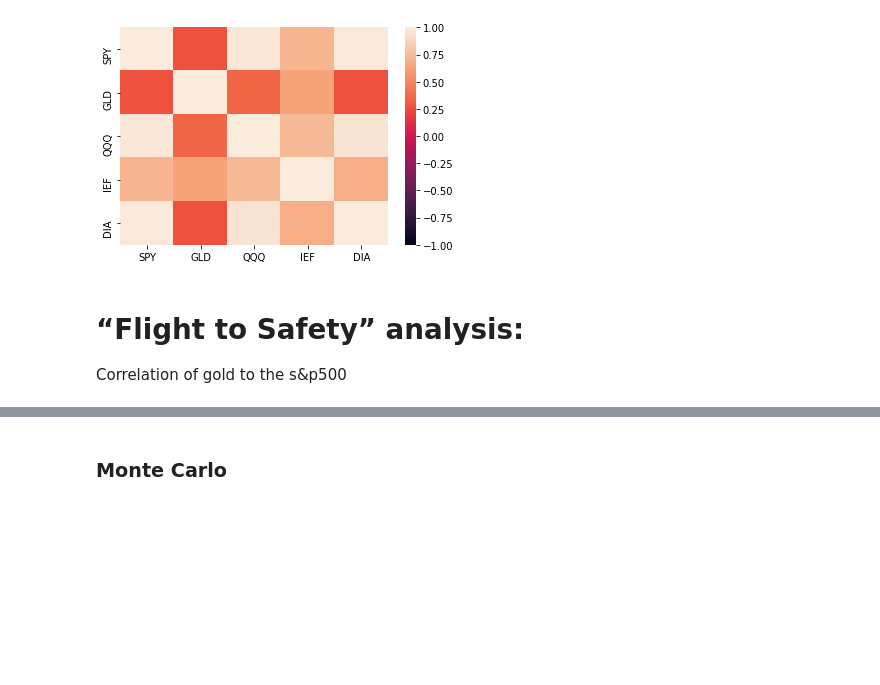
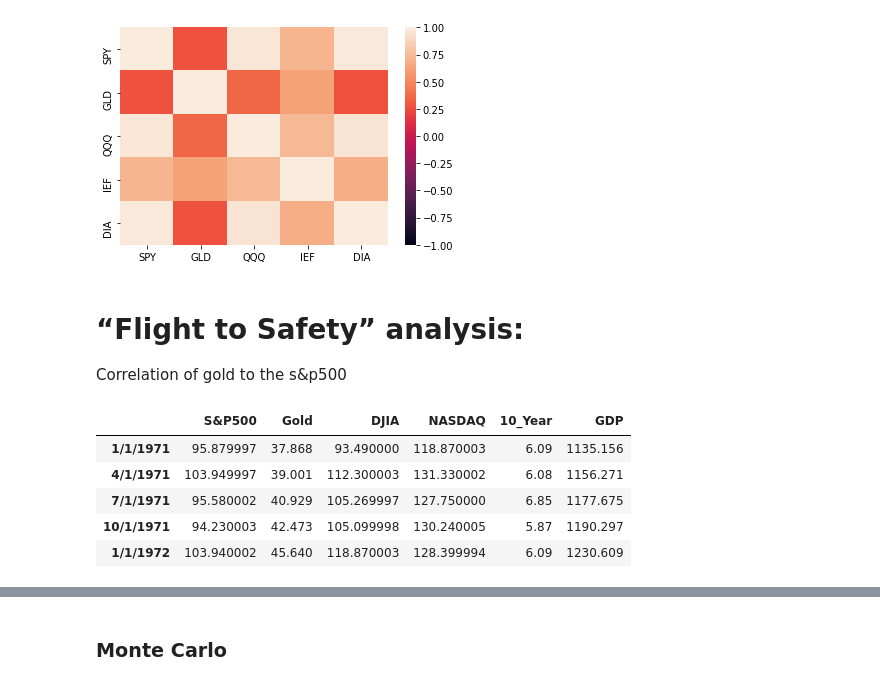
Before and after one commit to Dereksh/GDP-ETFs-and-a-Model-Portfolio, a Jupyter notebook: Main_GDP_vs_Indices.ipynb, the cells around one changed output, grey strips where cells are left out. Cells and saved outputs as stored; diff of their text form; code cells hidden in the pictures; blank space fills up the shorter version.

```diff
--- a/Main_GDP_vs_Indices.ipynb
+++ b/Main_GDP_vs_Indices.ipynb
@@ -193,3 +193,13 @@ sns.heatmap(correlation_etf, vmin=-1, vmax=1)
 # %% [markdown]
 # “Flight to Safety” analysis:
 Correlation of gold to the s&p500
+# %%
+# display concated data
+combined_df_indices.head()
+# %% [output]
+|  | S&P500 | Gold | DJIA | NASDAQ | 10_Year | GDP |
+| 1/1/1971 | 95.879997 | 37.868 | 93.490000 | 118.870003 | 6.09 | 1135.156 |
+| 4/1/1971 | 103.949997 | 39.001 | 112.300003 | 131.330002 | 6.08 | 1156.271 |
+| 7/1/1971 | 95.580002 | 40.929 | 105.269997 | 127.750000 | 6.85 | 1177.675 |
+| 10/1/1971 | 94.230003 | 42.473 | 105.099998 | 130.240005 | 5.87 | 1190.297 |
+| 1/1/1972 | 103.940002 | 45.640 | 118.870003 | 128.399994 | 6.09 | 1230.609 |
```
Also changed, not shown: parts of 24 cells of this notebook.
